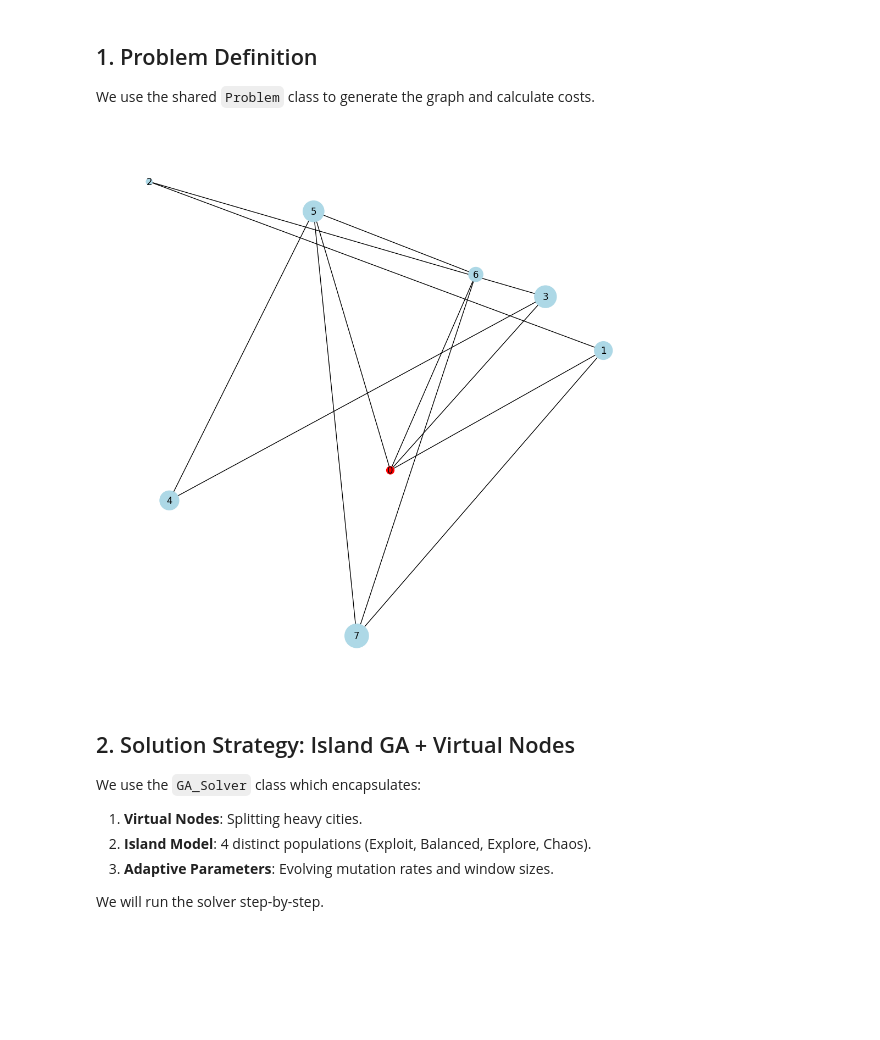
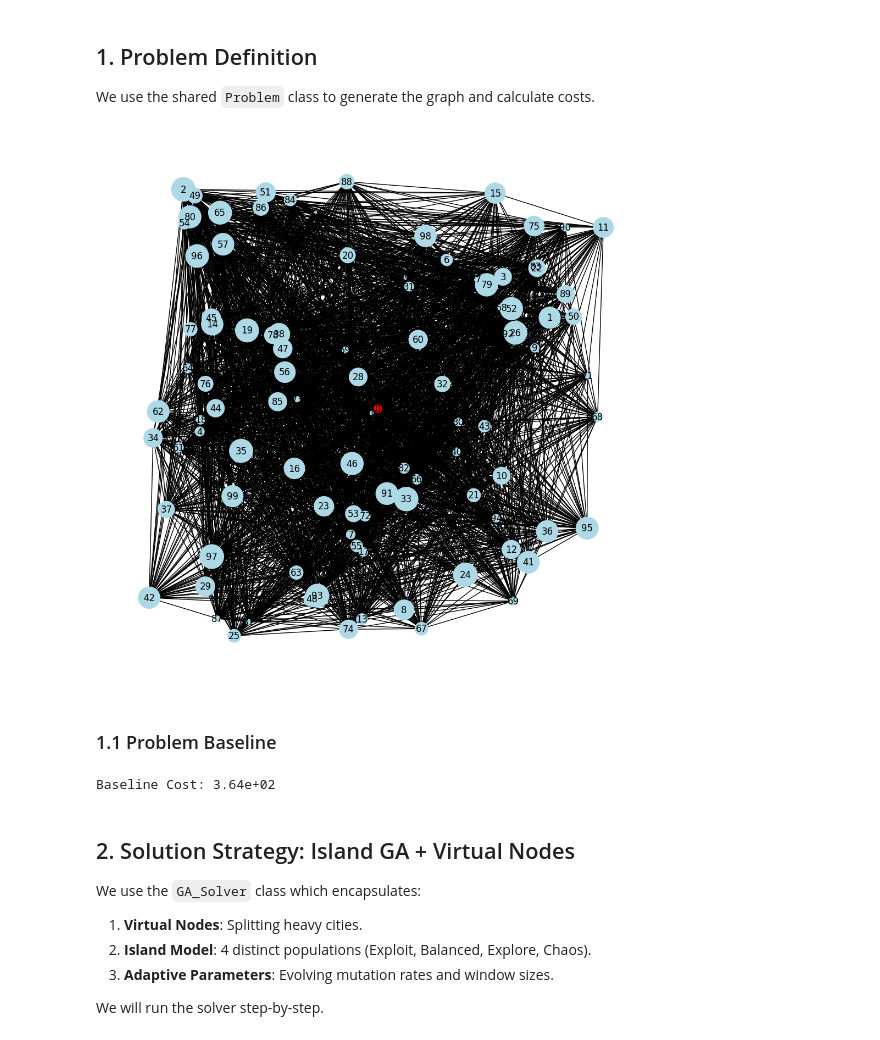
Before and after one commit to AgricolaC/project-work, a Jupyter notebook: study.ipynb, the cells around one changed output. Cells and saved outputs as stored; diff of their text form; code cells hidden in the pictures; blank space fills up the shorter version.

```diff
--- a/study.ipynb
+++ b/study.ipynb
@@ -25,11 +25,18 @@ logging.basicConfig(level=logging.INFO, format='%(message)s')
 We use the shared `Problem` class to generate the graph and calculate costs.
 # %%
 # Initialize Problem
-problem = Problem(num_cities=8, alpha=1.0,beta=1.2,density=0.2, seed=42)
+problem = Problem(num_cities=100, alpha=0.3,beta=0.2,density=0.5, seed=42)
 problem.plot()
 plt.show()
 # %% [output]
-[figure, old version]
+[figure, new version]
+# %% [markdown]
+### 1.1 Problem Baseline
+# %%
+baseline_cost = problem.baseline()
+print(f"Baseline Cost: {baseline_cost:.2e}")
+# %% [output]
+Baseline Cost: 3.64e+02
 # %% [markdown]
 ## 2. Solution Strategy: Island GA + Virtual Nodes
 We use the `GA_Solver` class which encapsulates:
```
Also changed, not shown: parts of 14 cells of this notebook, 6 other files.
